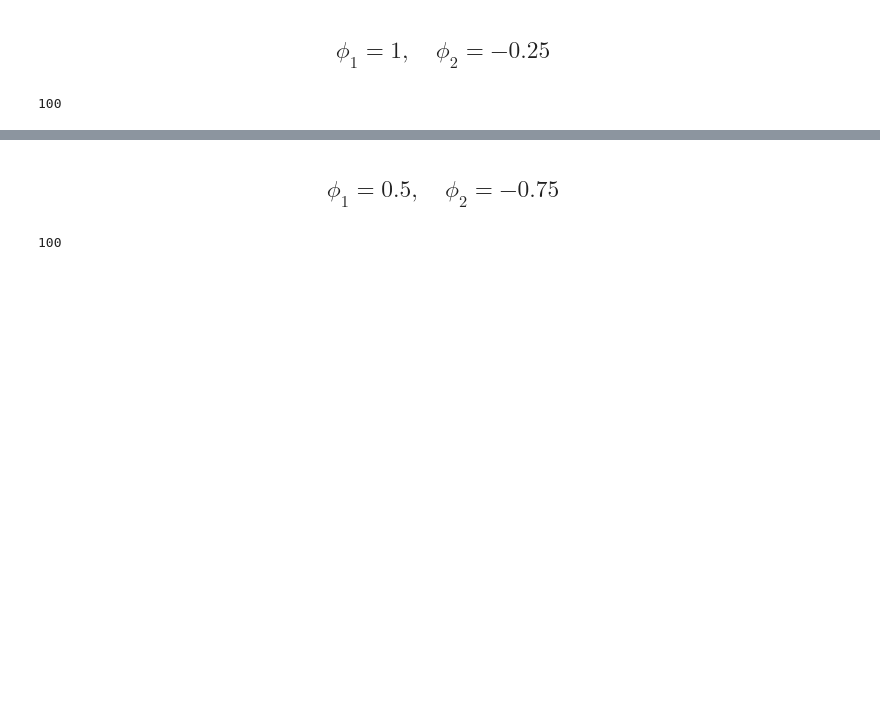
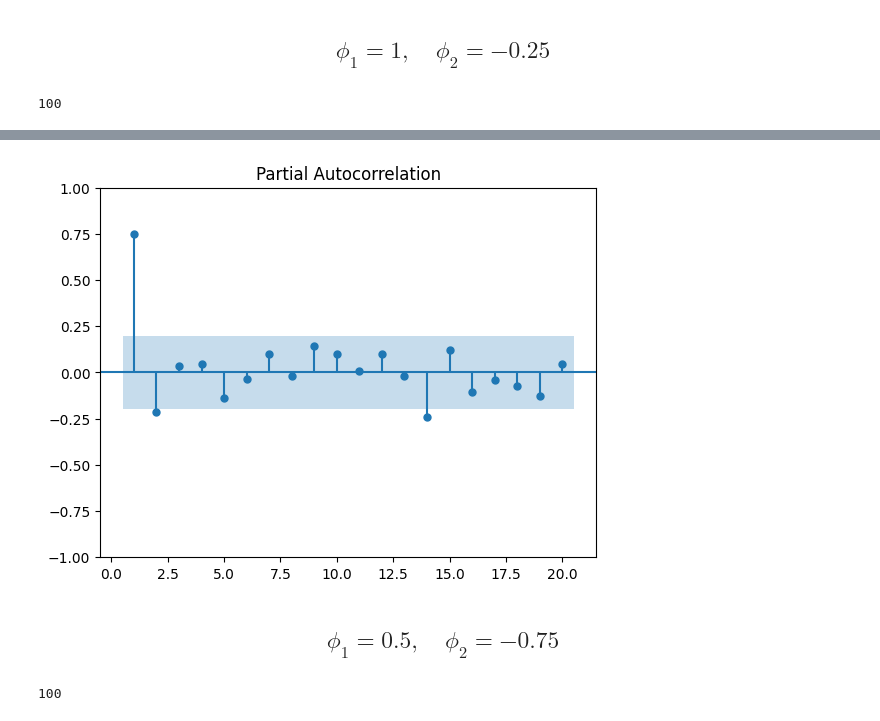
Before and after one commit to haniyathul/Praktikum-Analisis-Deret-Waktu, a Jupyter notebook: Tugas_Kelompok_Minggu_3.ipynb, the cells around one changed output, grey strips where cells are left out. Cells and saved outputs as stored; diff of their text form; code cells hidden in the pictures; blank space fills up the shorter version.

```diff
--- a/Tugas_Kelompok_Minggu_3.ipynb
+++ b/Tugas_Kelompok_Minggu_3.ipynb
@@ -921,3 +931,8 @@ plt.show()
+# %%
+plot_pacf(np.array(ar2_3), zero=False)
+plt.show()
+# %% [output]
+[figure, added]
 # %% [markdown]
 ## $$\phi_1 = 0.5,\quad \phi_2 = -0.75$$
 # %%
```
Also changed, not shown: parts of 15 cells of this notebook.
